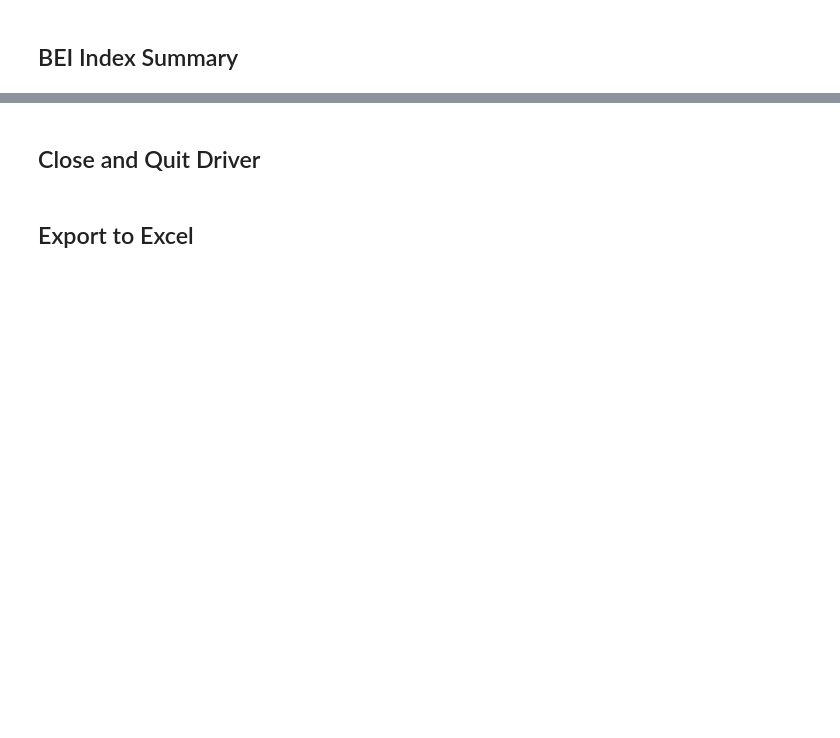
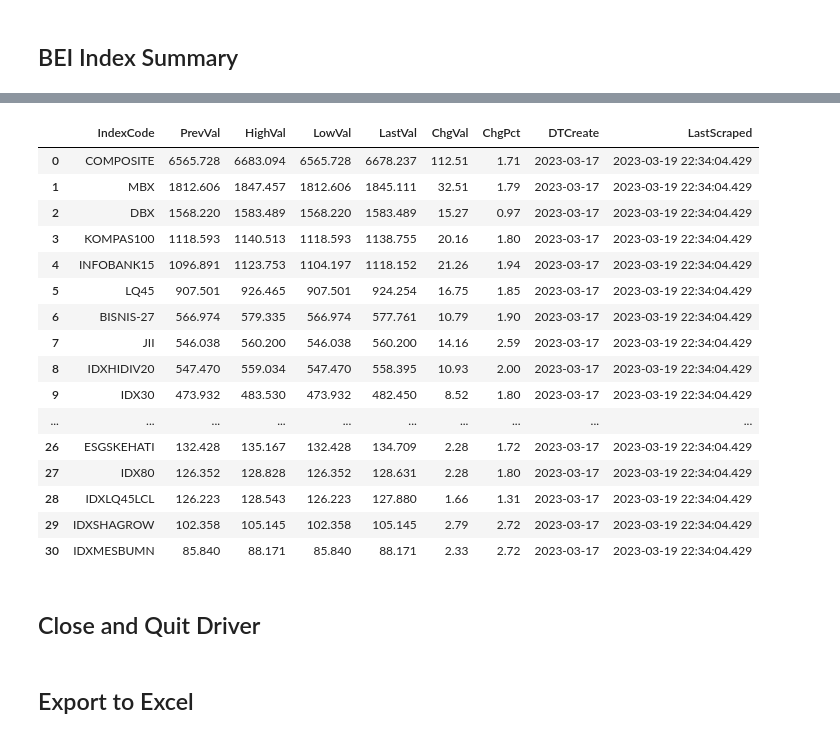
Before and after one commit to Michaelliem99/Web-Scraping-BEI-KSEI, a Jupyter notebook: 02 - IDX Stock Sectoral and Index.ipynb, the cells around one changed output, grey strips where cells are left out. Cells and saved outputs as stored; diff of their text form; code cells hidden in the pictures; blank space fills up the shorter version.

```diff
--- a/02 - IDX Stock Sectoral and Index.ipynb
+++ b/02 - IDX Stock Sectoral and Index.ipynb
@@ -95,3 +122,32 @@ BEIIndexSummaryDF
+# %%
+PrevIndexSummary = pd.read_excel('stock_index_sectoral.xlsx', sheet_name='Index Summary')
+BEIIndexSummaryDF = pd.concat(
+    [BEIIndexSummaryDF, PrevIndexSummary]
+).sort_values(
+    by=['DTCreate', 'LastScraped']
+).drop_duplicates(
+    subset=['IndexCode', 'DTCreate'],
+    keep='first'
+)
+BEIIndexSummaryDF
+# %% [output]
+|  | IndexCode | PrevVal | HighVal | LowVal | LastVal | ChgVal | ChgPct | DTCreate | LastScraped |
+| 0 | COMPOSITE | 6565.728 | 6683.094 | 6565.728 | 6678.237 | 112.51 | 1.71 | 2023-03-17 | 2023-03-19 22:34:04.429 |
+| 1 | MBX | 1812.606 | 1847.457 | 1812.606 | 1845.111 | 32.51 | 1.79 | 2023-03-17 | 2023-03-19 22:34:04.429 |
+| 2 | DBX | 1568.220 | 1583.489 | 1568.220 | 1583.489 | 15.27 | 0.97 | 2023-03-17 | 2023-03-19 22:34:04.429 |
+| 3 | KOMPAS100 | 1118.593 | 1140.513 | 1118.593 | 1138.755 | 20.16 | 1.80 | 2023-03-17 | 2023-03-19 22:34:04.429 |
+| 4 | INFOBANK15 | 1096.891 | 1123.753 | 1104.197 | 1118.152 | 21.26 | 1.94 | 2023-03-17 | 2023-03-19 22:34:04.429 |
+| 5 | LQ45 | 907.501 | 926.465 | 907.501 | 924.254 | 16.75 | 1.85 | 2023-03-17 | 2023-03-19 22:34:04.429 |
+| 6 | BISNIS-27 | 566.974 | 579.335 | 566.974 | 577.761 | 10.79 | 1.90 | 2023-03-17 | 2023-03-19 22:34:04.429 |
+| 7 | JII | 546.038 | 560.200 | 546.038 | 560.200 | 14.16 | 2.59 | 2023-03-17 | 2023-03-19 22:34:04.429 |
+| 8 | IDXHIDIV20 | 547.470 | 559.034 | 547.470 | 558.395 | 10.93 | 2.00 | 2023-03-17 | 2023-03-19 22:34:04.429 |
+| 9 | IDX30 | 473.932 | 483.530 | 473.932 | 482.450 | 8.52 | 1.80 | 2023-03-17 | 2023-03-19 22:34:04.429 |
+| ... | ... | ... | ... | ... | ... | ... | ... | ... | ... |
+| 26 | ESGSKEHATI | 132.428 | 135.167 | 132.428 | 134.709 | 2.28 | 1.72 | 2023-03-17 | 2023-03-19 22:34:04.429 |
+| 27 | IDX80 | 126.352 | 128.828 | 126.352 | 128.631 | 2.28 | 1.80 | 2023-03-17 | 2023-03-19 22:34:04.429 |
+| 28 | IDXLQ45LCL | 126.223 | 128.543 | 126.223 | 127.880 | 1.66 | 1.31 | 2023-03-17 | 2023-03-19 22:34:04.429 |
+| 29 | IDXSHAGROW | 102.358 | 105.145 | 102.358 | 105.145 | 2.79 | 2.72 | 2023-03-17 | 2023-03-19 22:34:04.429 |
+| 30 | IDXMESBUMN | 85.840 | 88.171 | 85.840 | 88.171 | 2.33 | 2.72 | 2023-03-17 | 2023-03-19 22:34:04.429 |
 # %% [markdown]
 ## Close and Quit Driver
 # %%
```
Also changed, not shown: parts of 3 cells of this notebook, 8 other files.
